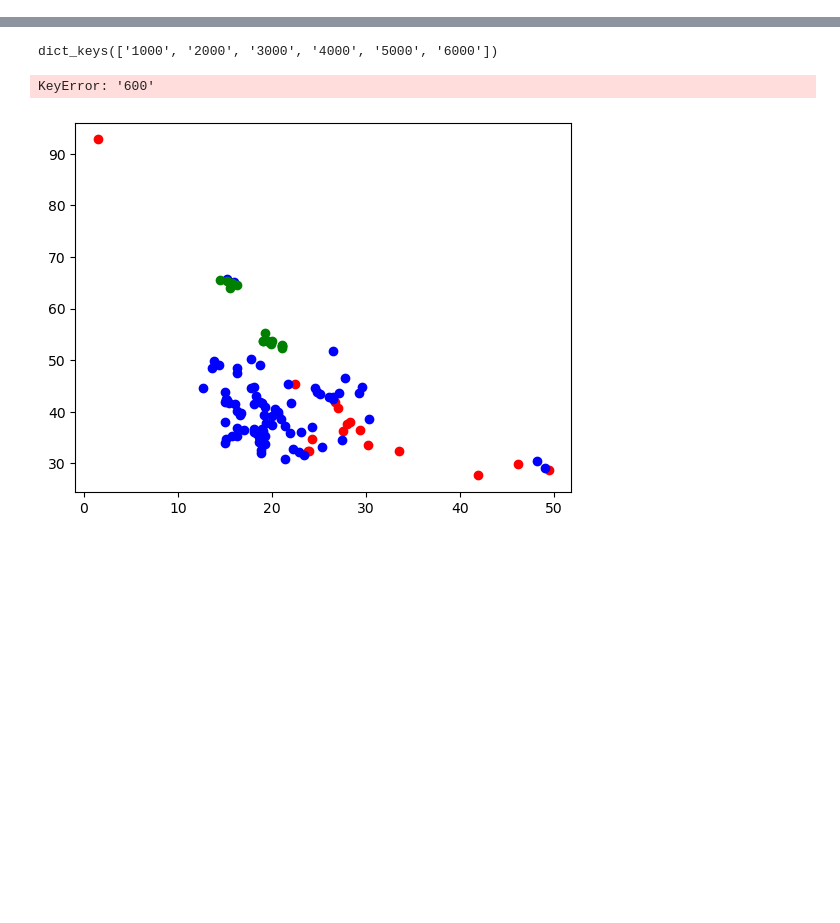
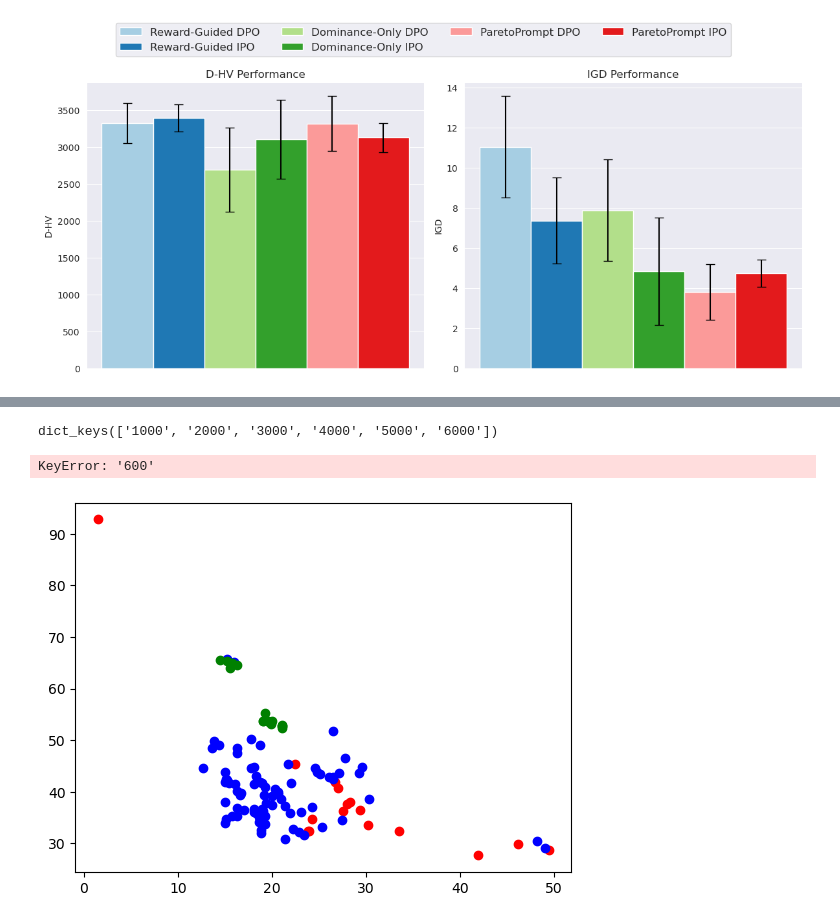
Before and after one commit to guangzhao27/rl-prompt, a Jupyter notebook: examples/text-style-transfer/load_model/paper_draw.ipynb, the cells around one changed output, grey strips where cells are left out. Saved outputs shown, nothing was run; the diff lists cells and outputs as text; code cells hidden in the pictures; blank space fills up the shorter version.

```diff
--- a/examples/text-style-transfer/load_model/paper_draw.ipynb
+++ b/examples/text-style-transfer/load_model/paper_draw.ipynb
@@ -137,0 +88,3 @@ name_list = [
+# %%
+for k in range(2, 8):
+    all_files[k] = all_files[k][5:]# :5 is old to mordern ; 5: is mordern to old
@@ -137,0 +178,12 @@ name_list = [
+# %%
+import numpy as np
+from pymoo.indicators.igd import IGD
+# The pareto front of a scaled zdt1 problem
+pf = np.array(pareto_front_tensor0)
+ind = IGD(pf)
+for i in paper_dict.keys():
+    print(i)
+
+    for bb in paper_dict[i]['samples']:
+        A = np.array(bb)
+        paper_dict[i]['IGD'].append(ind(A))
@@ -137,0 +197,85 @@ name_list = [
+# %%
+import matplotlib.pyplot as plt
+import numpy as np
+
+# Example data
+models = label_list
+models = ("Reward-Guided DPO", "Reward-Guided IPO", "Dominance-Only DPO", "Dominance-Only IPO", "ParetoPrompt DPO", "ParetoPrompt IPO")
+metrics = ['D-HV', 'IGD']
+performance = {}
+variances = {}
+max_domin = 0
+max_igd = 0
+for l in models:
+    max_domin = max(np.array(paper_dict[l]['dominating_volume']).max(), max_domin)
+    max_igd = max(np.array(paper_dict[l]['IGD']).max(), max_igd)
+
+
+for l in models:
+    # if l in models[:2]:
+    #     performance[l] = [0, 0]
+    #     variances[l] = [0, 0]
+    #     continue
+    domin = np.array(paper_dict[l]['dominating_volume'])
+    igdarray = np.array(paper_dict[l]['IGD'])
+    performance[l] = [domin.mean(), igdarray.mean()]
+    variances[l] = [domin.std(), igdarray.std()]
+import seaborn as sns
+sns.set_style("dark")
+
+# Number of models and metrics
+num_models = len(models)
+num_metrics = len(metrics)
+
+# Set up the bar width and positions
+bar_width = 0.1  # Adjust bar width to fit all bars
+index = np.arange(num_metrics)
+
+# Plot bars for each model with error bars
+fig, (ax1, ax2) = plt.subplots(1, 2, figsize=(12, 5))
+colors = sns.color_palette("Paired")
+
+# Plot bars for the first metric (D-HV) in the first subplot
+for i, model in enumerate(models):
+    ax1.bar(index[0] + i * bar_width, performance[model][0], bar_width,
+            yerr=variances[model][0], label=model, capsize=5, color=colors[i] if i < 6 else colors[i + 2])
+ax1.set_title('D-HV Performance')
+ax1.set_xticks([])
+#ax1.set_xticks([index[0] + bar_width * (num_models - 1) / 2])
+#ax1.set_xticklabels([metrics[0]])
+ax1.set_ylabel('D-HV')
+# ax1.legend()
+
+# Plot bars for the second metric (IGD) in the second subplot
+for i, model in enumerate(models):
+    ax2.bar(index[1] + i * bar_width, performance[model][1], bar_width,
+            yerr=variances[model][1], label=model, capsize=5, color=colors[i] if i < 6 else colors[i + 2])
+ax2.set_title('IGD Performance')
+ax2.set_xticks([])
+#ax2.set_xticklabels([metrics[1]])
+ax2.set_ylabel('IGD')
+handles, labels = ax1.get_legend_handles_labels()
+fig.legend(handles, labels, loc='upper center', ncol=4, bbox_to_anchor=(0.5, 1.13), fontsize=12)
+
+# Adjust the layout
+ax1.grid()
+ax2.grid()
+fig.tight_layout()
+plt.savefig('performance.pdf', bbox_inches='tight')
+plt.show()
+
+
+# for i, model in enumerate(models):
+#     plt.bar(index + i * bar_width, performance[model], bar_width,
+#             yerr=variances[model], label=model, capsize=5, color=colors[i] if i<6 else colors[i+2])
+
+# # Add labels, title, and legend
+# ax.set_xticks(index + bar_width * (num_models - 1) / 2)
+# ax.set_xticklabels(metrics)
+# plt.legend(fontsize=12)
+# plt.grid()
+# # Display the plot
+# plt.savefig('performance.pdf', bbox_inches='tight')
+# plt.show()
+# %% [output]
+[figure, added]
```
Also changed, not shown: parts of 14 cells of this notebook, 53 other files.
